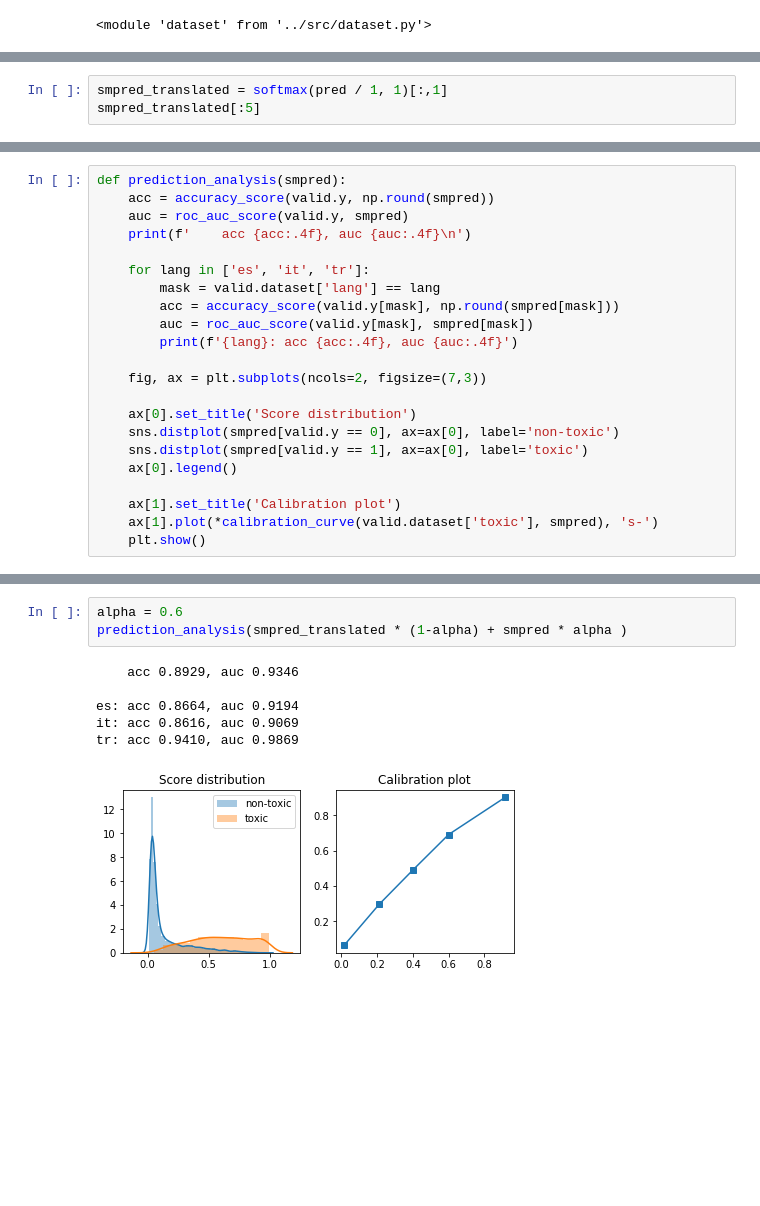
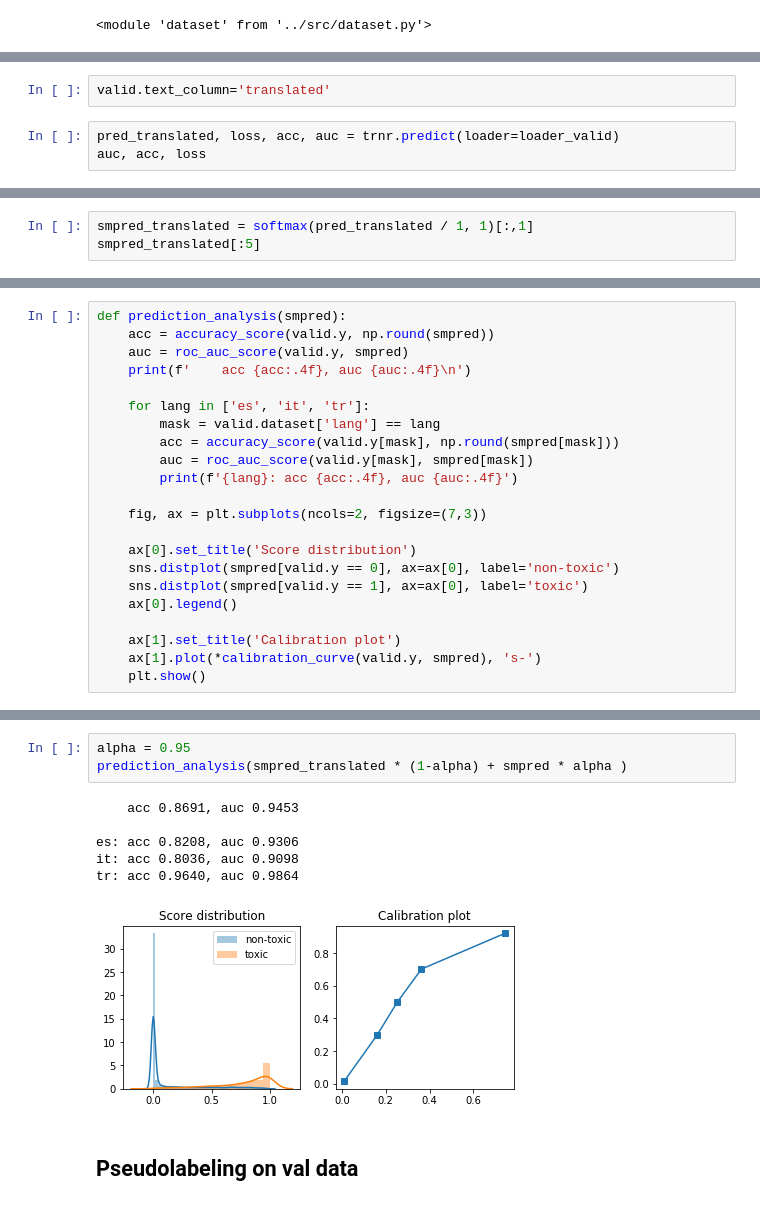
Before and after one commit to papkov/jigsaw-multilingual, a Jupyter notebook: notebooks/training.ipynb, the cells around one changed output, grey strips where cells are left out. Drawn from its saved outputs; the diff is of its cells as text; blank space fills up the shorter version.

```diff
--- a/notebooks/training.ipynb
+++ b/notebooks/training.ipynb
@@ -471,0 +297,5 @@ pred, loss, acc, auc = trnr.validate()
+# %%
+valid.text_column='translated'
+# %%
+pred_translated, loss, acc, auc = trnr.predict(loader=loader_valid)
+auc, acc, loss
@@ -478,4 +322,4 @@ array([0.25817168, 0.04423533, 0.4333852 , 0.02166644, 0.05889589],
 # %%
-smpred_translated = softmax(pred / 1, 1)[:,1]
+smpred_translated = softmax(pred_translated / 1, 1)[:,1]
 smpred_translated[:5]
 # %% [output]
@@ -501,5 +345,5 @@ def prediction_analysis(smpred):
     ax[0].legend()
 
     ax[1].set_title('Calibration plot')
-    ax[1].plot(*calibration_curve(valid.dataset['toxic'], smpred), 's-')
+    ax[1].plot(*calibration_curve(valid.y, smpred), 's-')
     plt.show()
@@ -524,10 +432,12 @@ tr: acc 0.9563, auc 0.9820
 # %%
-alpha = 0.6
+alpha = 0.95
 prediction_analysis(smpred_translated * (1-alpha) + smpred * alpha )
 # %% [output]
-    acc 0.8929, auc 0.9346
+    acc 0.8691, auc 0.9453
 
-es: acc 0.8664, auc 0.9194
-it: acc 0.8616, auc 0.9069
-tr: acc 0.9410, auc 0.9869
+es: acc 0.8208, auc 0.9306
+it: acc 0.8036, auc 0.9098
+tr: acc 0.9640, auc 0.9864
-[figure, old version]
+[figure, new version]
+# %% [markdown]
+## Pseudolabeling on val data
```
Also changed, not shown: parts of 115 cells of this notebook, 15 other files.
